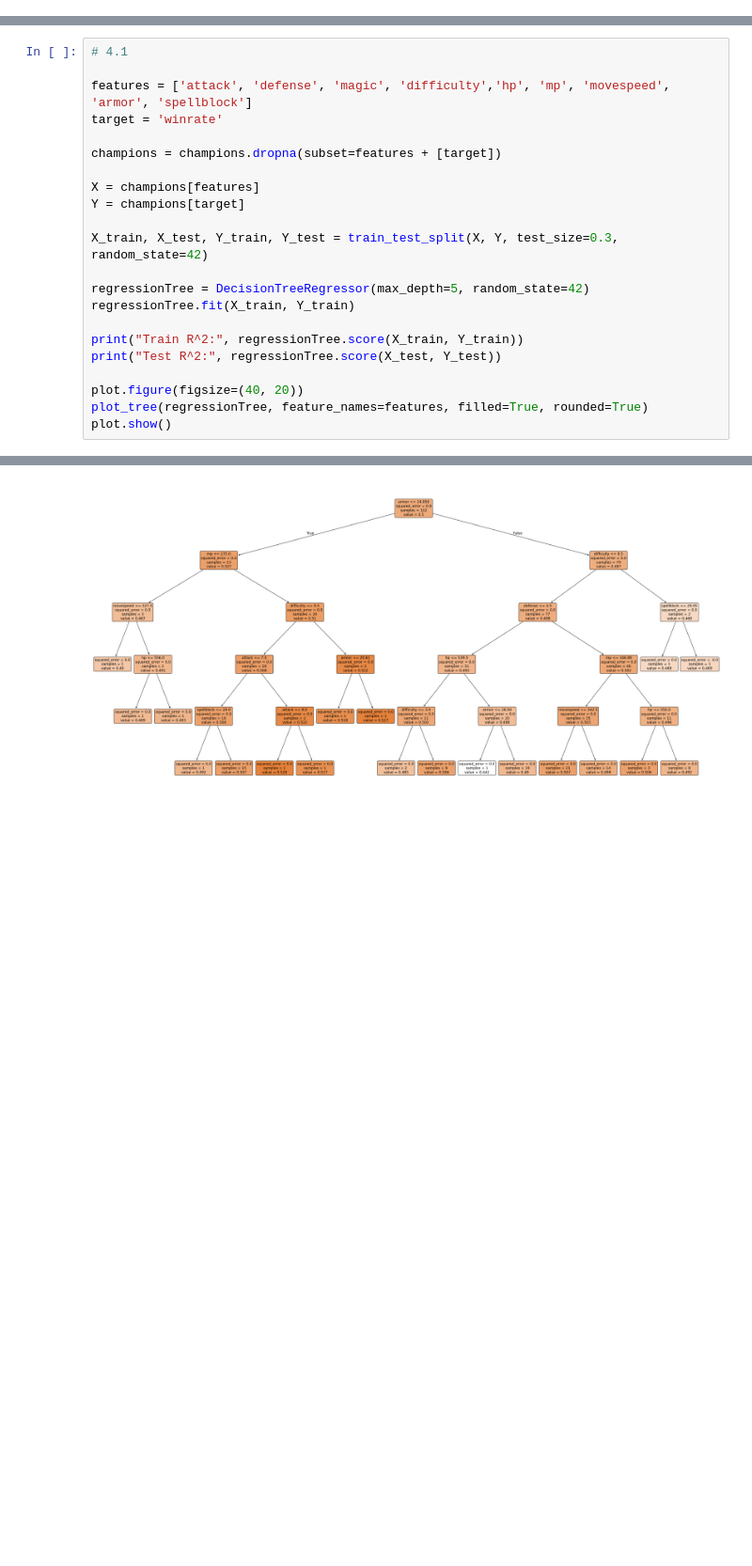
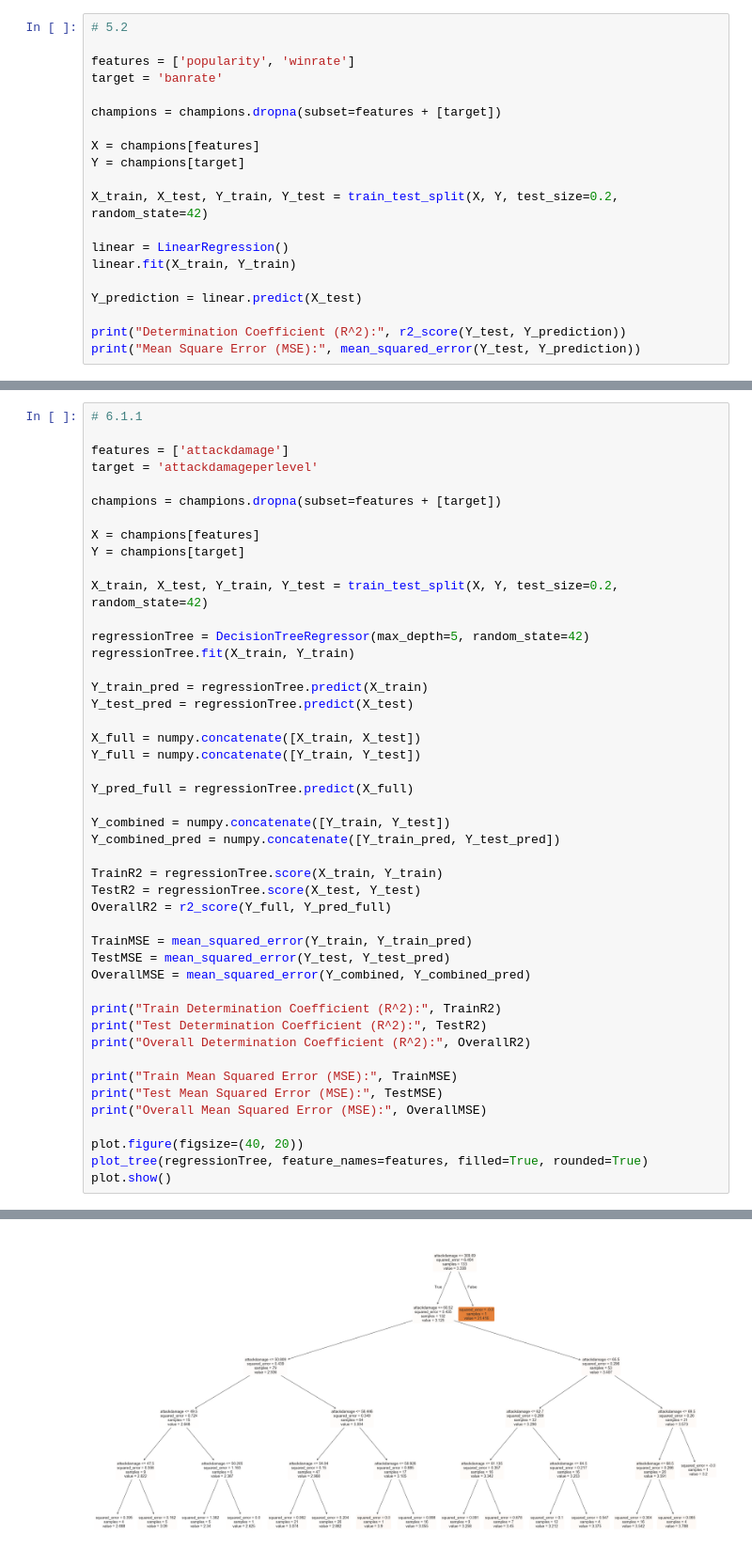
Before and after one commit to LouisFerro/LCA-LOLChampionsAnalysis, a Jupyter notebook: Calculations.ipynb, the cells around one changed output, grey strips where cells are left out. Shown at 94% size. Cells and saved outputs as stored; diff of their text form; blank space fills up the shorter version.

Commit message:
Addition of Regressions, DecisionTrees and RandomForests as well as a Correlation Heatmap. Structural and regular changes for better readability. Change in research questions for more correlation.

```diff
--- a/Calculations.ipynb
+++ b/Calculations.ipynb
@@ -132,0 +160,20 @@ plot.show()
+# %%
+# 5.2
+
+features = ['popularity', 'winrate']
+target = 'banrate'
+
+champions = champions.dropna(subset=features + [target])
+
+X = champions[features]
+Y = champions[target]
+
+X_train, X_test, Y_train, Y_test = train_test_split(X, Y, test_size=0.2, random_state=42)
+
+linear = LinearRegression()
+linear.fit(X_train, Y_train)
+
+Y_prediction = linear.predict(X_test)
+
+print("Determination Coefficient (R^2):", r2_score(Y_test, Y_prediction))
+print("Mean Square Error (MSE):", mean_squared_error(Y_test, Y_prediction))
@@ -133,21 +183,45 @@ plot.show()
 # %%
-# 4.1
+# 6.1.1
 
-features = ['attack', 'defense', 'magic', 'difficulty','hp', 'mp', 'movespeed', 'armor', 'spellblock']
-target = 'winrate'
+features = ['attackdamage']
+target = 'attackdamageperlevel'
 
 champions = champions.dropna(subset=features + [target])
 
 X = champions[features]
 Y = champions[target]
 
-X_train, X_test, Y_train, Y_test = train_test_split(X, Y, test_size=0.3, random_state=42)
+X_train, X_test, Y_train, Y_test = train_test_split(X, Y, test_size=0.2, random_state=42)
 
 regressionTree = DecisionTreeRegressor(max_depth=5, random_state=42)
 regressionTree.fit(X_train, Y_train)
 
-print("Train R^2:", regressionTree.score(X_train, Y_train))
-print("Test R^2:", regressionTree.score(X_test, Y_test))
+Y_train_pred = regressionTree.predict(X_train)
+Y_test_pred = regressionTree.predict(X_test)
+
+X_full = numpy.concatenate([X_train, X_test])
+Y_full = numpy.concatenate([Y_train, Y_test])
+
+Y_pred_full = regressionTree.predict(X_full)
+
+Y_combined = numpy.concatenate([Y_train, Y_test])
+Y_combined_pred = numpy.concatenate([Y_train_pred, Y_test_pred])
+
+TrainR2 = regressionTree.score(X_train, Y_train)
+TestR2 = regressionTree.score(X_test, Y_test)
+OverallR2 = r2_score(Y_full, Y_pred_full)
+
+TrainMSE = mean_squared_error(Y_train, Y_train_pred)
+TestMSE = mean_squared_error(Y_test, Y_test_pred)
+OverallMSE = mean_squared_error(Y_combined, Y_combined_pred)
+
+print("Train Determination Coefficient (R^2):", TrainR2)
+print("Test Determination Coefficient (R^2):", TestR2)
+print("Overall Determination Coefficient (R^2):", OverallR2)
+
+print("Train Mean Squared Error (MSE):", TrainMSE)
+print("Test Mean Squared Error (MSE):", TestMSE)
+print("Overall Mean Squared Error (MSE):", OverallMSE)
 
 plot.figure(figsize=(40, 20))
 plot_tree(regressionTree, feature_names=features, filled=True, rounded=True)
@@ -158,2 +236,2 @@ Test R^2: -0.08792356070661489
-[figure, old version]
+[figure, new version]
 # %%
```
Also changed, not shown: parts of 14 cells of this notebook, 9 other files.
